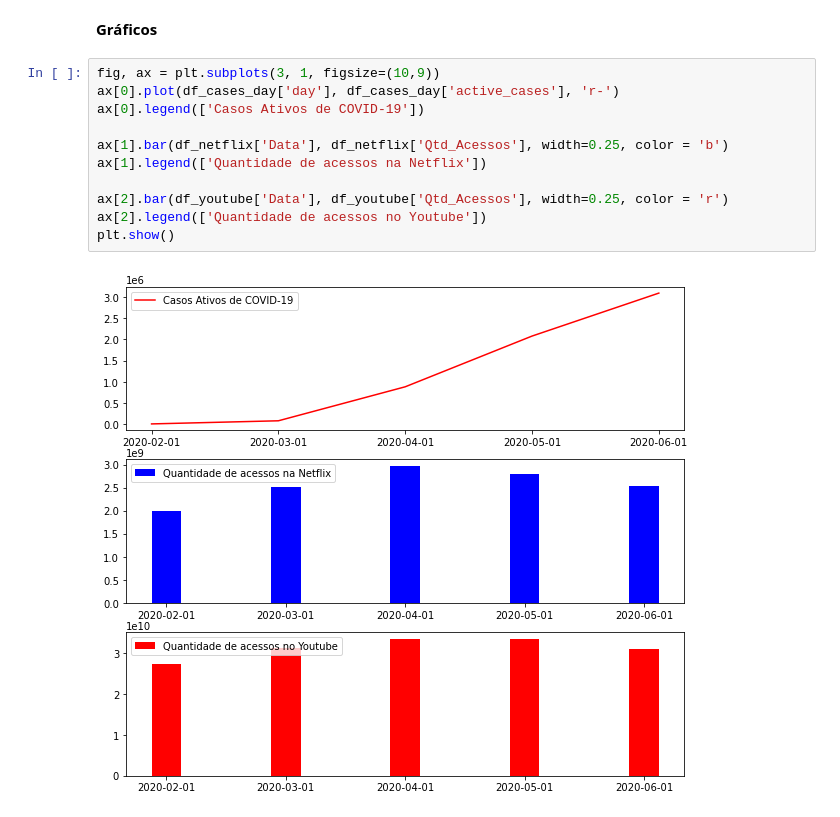
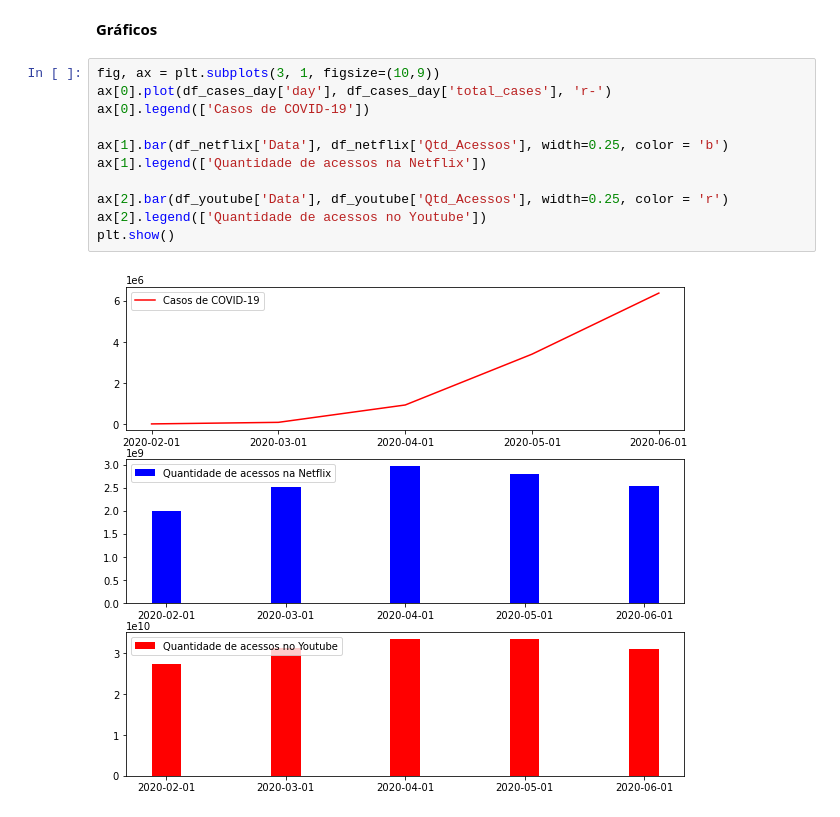
Before and after one commit to yguenka/Campus_Inc_Case, a Jupyter notebook: Campus Inc.ipynb, the cells around one changed output. Saved outputs shown, nothing was run; the diff lists cells and outputs as text.

Commit message:
Case

```diff
--- a/Campus Inc.ipynb
+++ b/Campus Inc.ipynb
@@ -192,14 +192,14 @@ Name: day, dtype: object
 <b>Gráficos<b>
 # %%
 fig, ax = plt.subplots(3, 1, figsize=(10,9))
-ax[0].plot(df_cases_day['day'], df_cases_day['active_cases'], 'r-')
-ax[0].legend(['Casos Ativos de COVID-19'])
+ax[0].plot(df_cases_day['day'], df_cases_day['total_cases'], 'r-')
+ax[0].legend(['Casos de COVID-19'])
 
 ax[1].bar(df_netflix['Data'], df_netflix['Qtd_Acessos'], width=0.25, color = 'b')
 ax[1].legend(['Quantidade de acessos na Netflix'])
 
 ax[2].bar(df_youtube['Data'], df_youtube['Qtd_Acessos'], width=0.25, color = 'r')
 ax[2].legend(['Quantidade de acessos no Youtube'])
 plt.show()
 # %% [output]
-[figure, old version]
+[figure, new version]
```
